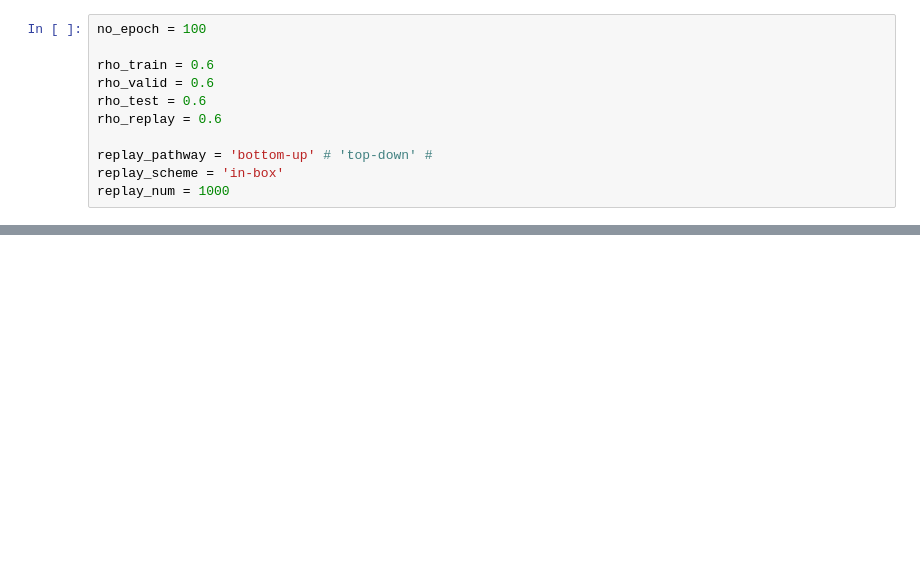
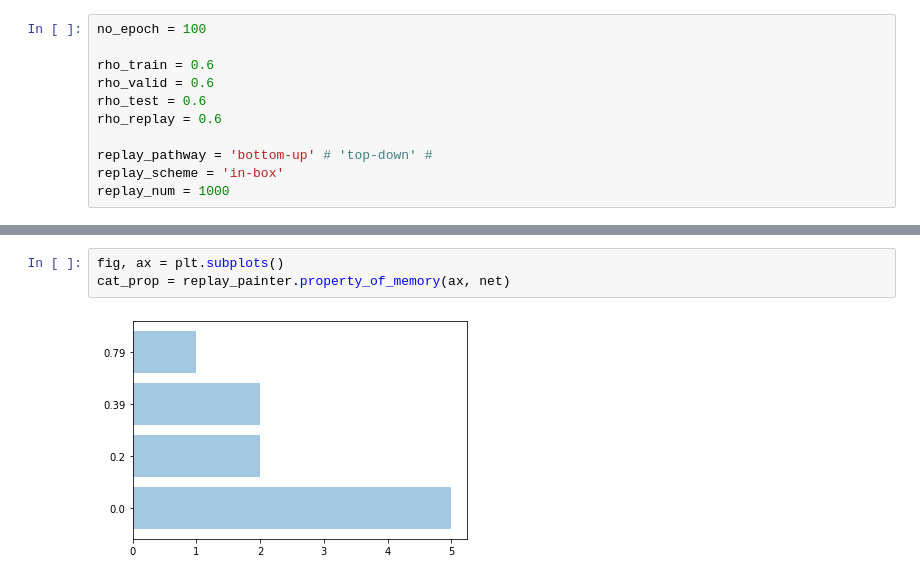
Before and after one commit to anish-lu-yihe/art, a Jupyter notebook: fuzzyART_thru_train.ipynb, the cells around one changed output, grey strips where cells are left out. Drawn from its saved outputs; the diff is of its cells as text; blank space fills up the shorter version.

```diff
--- a/fuzzyART_thru_train.ipynb
+++ b/fuzzyART_thru_train.ipynb
@@ -180,0 +179,5 @@ figure saved at _simcache/frames_2022-05-20_17-40-29/2022-05-20_17-42-02_learn[1
+# %%
+fig, ax = plt.subplots()
+cat_prop = replay_painter.property_of_memory(ax, net)
+# %% [output]
+[figure, added]
```
Also changed, not shown: parts of 3 cells of this notebook, 1 other file.
